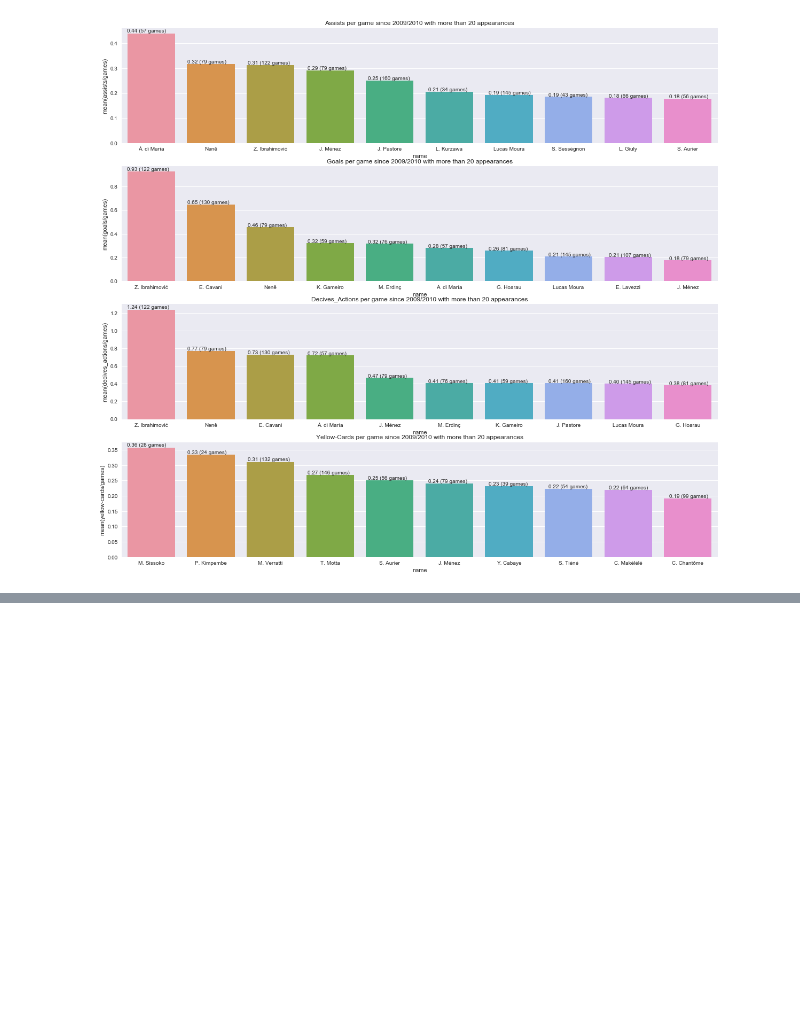
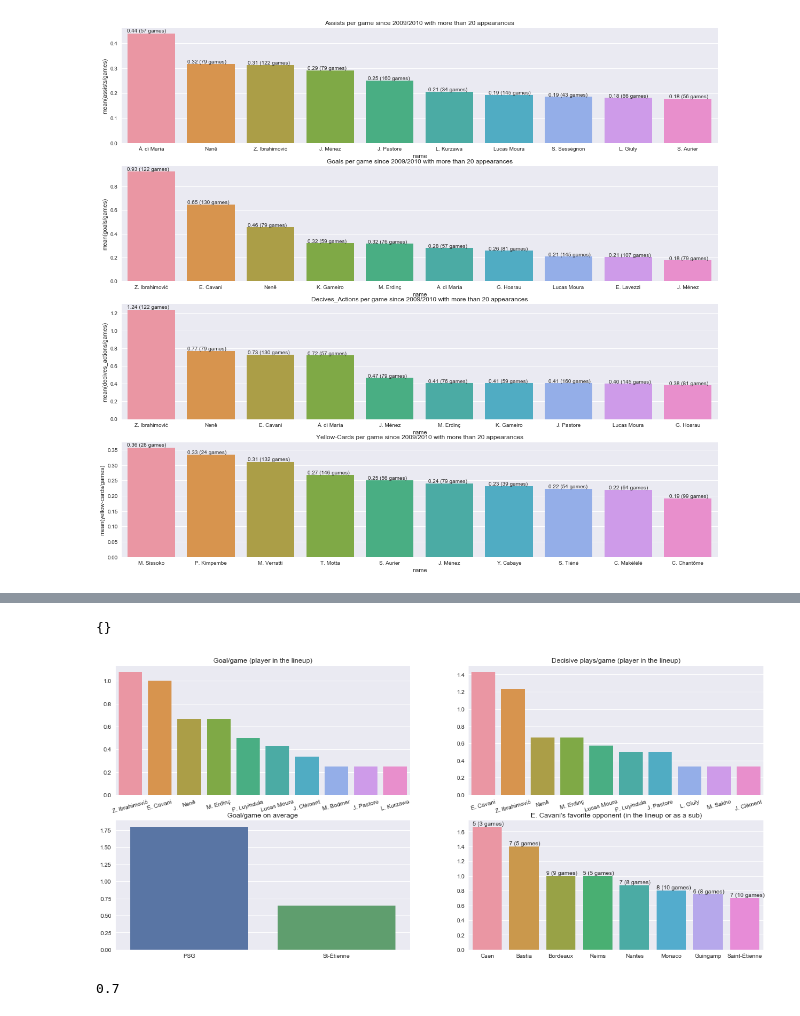
Before and after one commit to alexattia/Data-Science-Projects, a Jupyter notebook: KaggleSoccer/Parsing Soccer Ways.ipynb, the cells around one changed output, grey strips where cells are left out. Saved outputs shown, nothing was run; the diff lists cells and outputs as text; code cells hidden in the pictures; blank space fills up the shorter version.

Commit message:
Analysis games against one opponent

```diff
--- a/KaggleSoccer/Parsing Soccer Ways.ipynb
+++ b/KaggleSoccer/Parsing Soccer Ways.ipynb
@@ -336,0 +363,3 @@ with open('./asm.json', 'w') as f:
+# %%
+goal_counter = Counter([elem['player'] for elem in np.concatenate(list(df_oppo.goals_psg))])
+assist_counter = Counter([elem['assist'] for elem in np.concatenate(list(df_oppo.goals_psg)) if "assist" in elem])
@@ -336,0 +373,23 @@ with open('./asm.json', 'w') as f:
+# %%
+player = 'E. Cavani'
+stats_player = {}
+for opponent in set(df.opponent):
+    try:
+        game_played = len([e for e in list(df[df.opponent == opponent].players_team_psg)+list(df[df.opponent == opponent].subs_in_psg)
+                         if player in e])
+        if game_played > 0:
+            goals_cav_ag = len([e for e in np.concatenate([elem for elem in df[df.opponent == opponent].goals_psg if type(elem) == list])
+                                if e['player'] == player])
+            assist_cav_ag = len([e for e in np.concatenate([elem for elem in df[df.opponent == opponent].goals_psg if type(elem) == list])
+                                if 'assist' in e and e['assist'] == player])
+            dec_cav_ag = goals_cav_ag + assist_cav_ag
+
+            stats_player[opponent] = {'goals':goals_cav_ag,
+                                      'goals_game':goals_cav_ag/game_played,
+                                      'decisive_game':dec_cav_ag/game_played,
+                                     'assists':assist_cav_ag,
+                                     'decisive':dec_cav_ag,
+                                     'games':game_played}
+    except:
+        pass
+fav_opponents = sorted([(k,v) for k,v in stats_player.items() if v["games"] > 2], key=lambda x:x[1]["goals_game"], reverse=True)
@@ -336,0 +400,2 @@ with open('./asm.json', 'w') as f:
+# %%
+a = parser.player_per_opponent(df, 'E. Cavani', "psg")
@@ -336,0 +420,27 @@ with open('./asm.json', 'w') as f:
+# %%
+a
+# %% [output]
+{}
+# %%
+f, ax = plt.subplots(ncols=2, nrows=2, figsize=(20,9))
+plot = sns.barplot([e[0] for e in goal_ratio], [e[1] for e in goal_ratio], ax = ax[0][0])
+_ = plot.set_xticklabels([e[0] for e in goal_ratio], rotation=15)
+_ = ax[0][0].set_title('Goal/game (player in the lineup)')
+
+plot = sns.barplot([e[0] for e in decisive_ratio], [e[1] for e in decisive_ratio], ax = ax[0][1])
+_ = plot.set_xticklabels([e[0] for e in decisive_ratio], rotation=15)
+_ = ax[0][1].set_title('Decisive plays/game (player in the lineup)')
+
+plot = sns.barplot(y=[df_oppo.nb_goals_PSG.mean(), df_oppo.nb_goals_adv.mean()], x = ['PSG', 'St-Étienne'], ax= ax[1][0])
+_ = ax[1][0].set_title('Goal/game on average')
+
+plot = sns.barplot([e[0] for e in fav_opponents][:8], [e[1]["goals_game"] for e in fav_opponents][:8], ax= ax[1][1])
+_ = ax[1][1].set_title('%s\'s favorite opponent (in the lineup or as a sub)' % player)
+for k, p in enumerate(ax[1][1].patches):
+    ax[1][1].annotate('%d (%d games)' % (fav_opponents[k][1]["goals"], fav_opponents[k][1]["games"]), (p.get_x(), p.get_height()+0.02))
+# %% [output]
+[figure, added]
+# %%
+p.get_height()
+# %% [output]
+0.7
```
Also changed, not shown: parts of 9 cells of this notebook, 2 other files.
